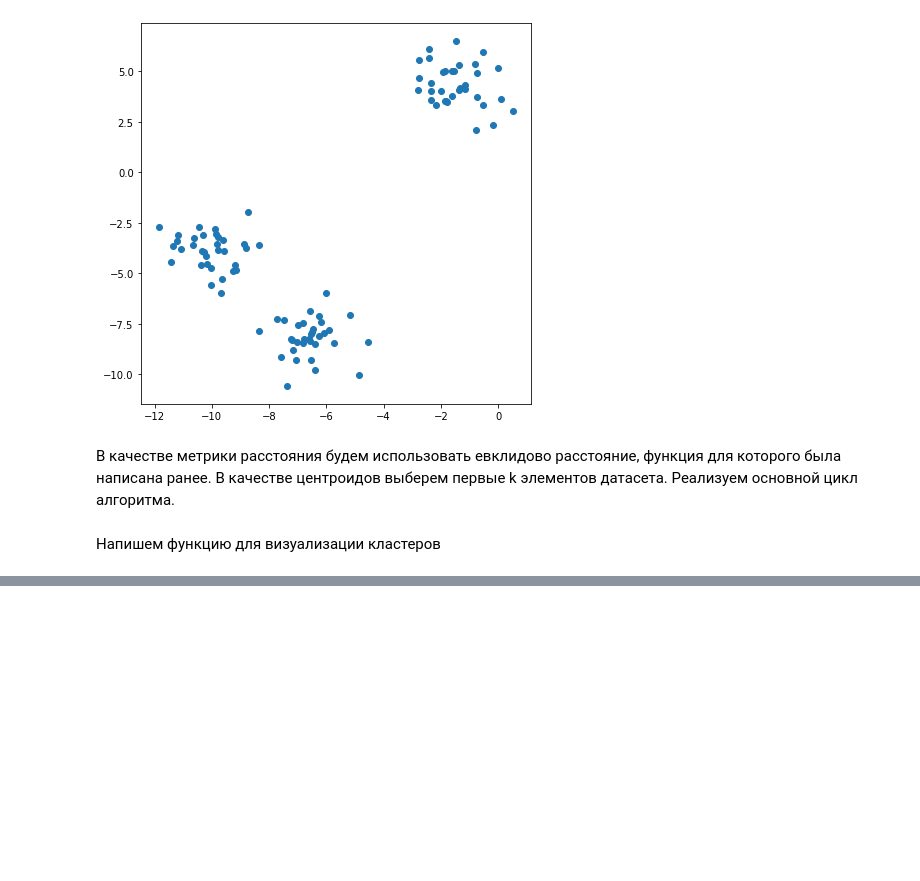
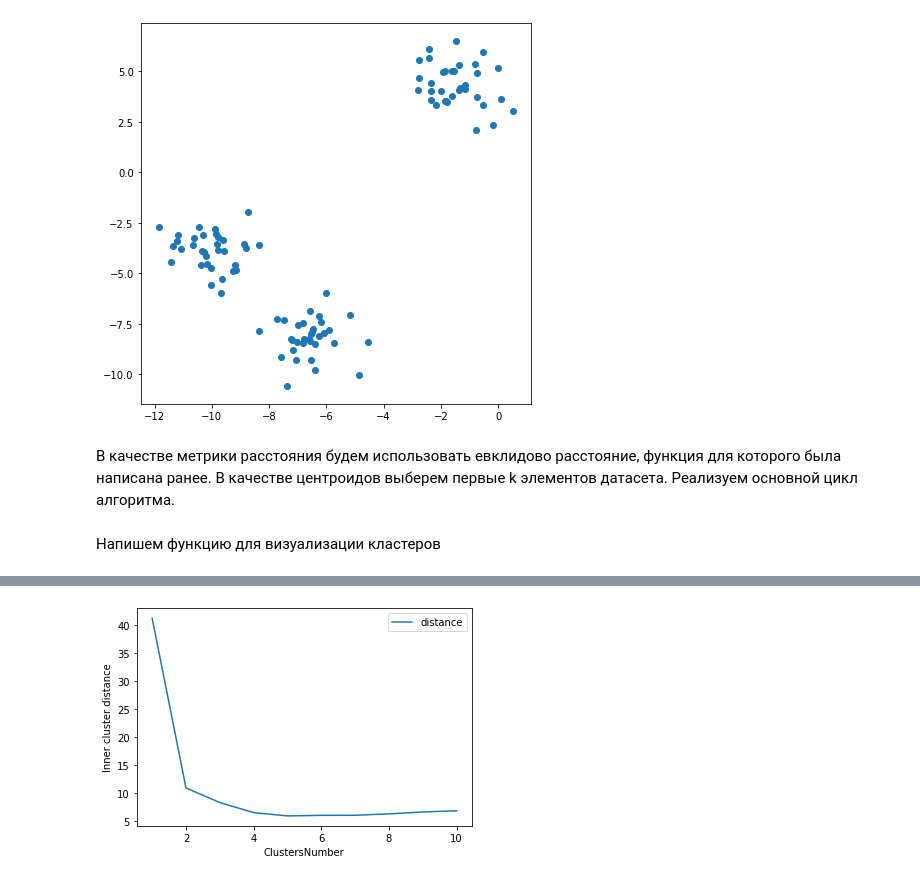
Before and after one commit to salexey1990/gb, a Jupyter notebook: ml-algorithms/hw07.ipynb, the cells around one changed output, grey strips where cells are left out. Saved outputs shown, nothing was run; the diff lists cells and outputs as text; code cells hidden in the pictures; blank space fills up the shorter version.

```diff
--- a/ml-algorithms/hw07.ipynb
+++ b/ml-algorithms/hw07.ipynb
@@ -185,0 +186,25 @@ visualize(centroids, clusters)
+# %%
+# Реализуем функцию вычисления среднего квадратичного внутриклассового расстояния
+def calc_inner_distance(centroids, clusters):
+  distances = np.zeros(len(centroids))
+  result = 0
+
+  for i, centroid in enumerate(centroids):
+    for x in clusters[i]:
+      distances[i] += e_metrics(x, centroid)**2
+    result += distances[i] / len(clusters[i])
+  return result
+# %%
+# Построим несколько моделей с разным количество кластеров
+clusters_count_list = list(range(1,11))
+cls = [kmeans(X, k, max_iterations, min_distance) for k in clusters_count_list]
+inner_distances = [calc_inner_distance(centroids, clusters) for centroids, clusters in cls]
+# %%
+# Построим на графике зависимость среднеквадратичного внутрикластерного рассотояния от количества кластеров
+plt.xlabel('ClustersNumber')
+plt.ylabel('Inner cluster distance')
+plt.plot(clusters_count_list, inner_distances, label='distance')
+plt.legend(loc='upper right')
+plt.show()
+# %% [output]
+[figure, added]
```
Also changed, not shown: parts of 2 cells of this notebook.
